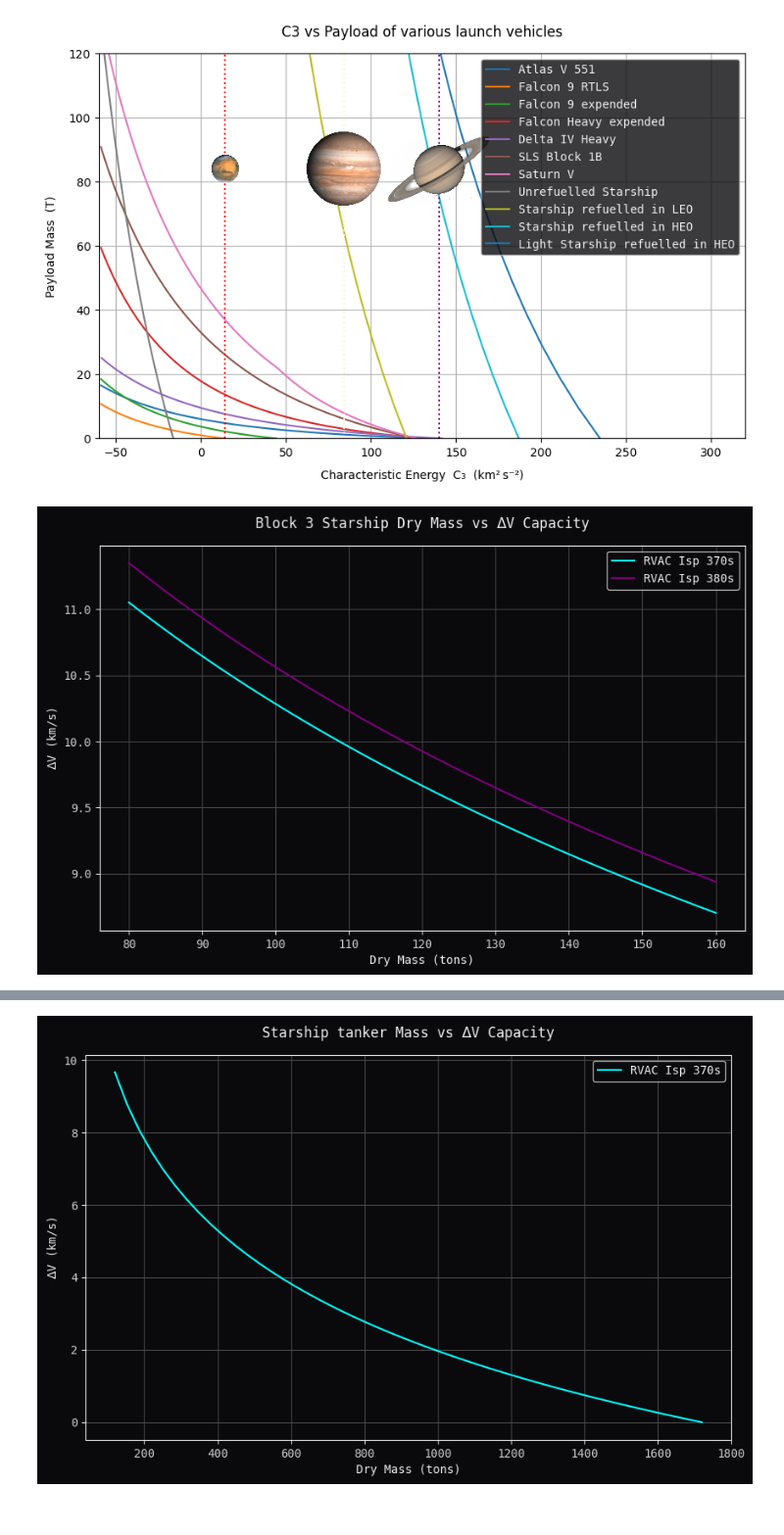
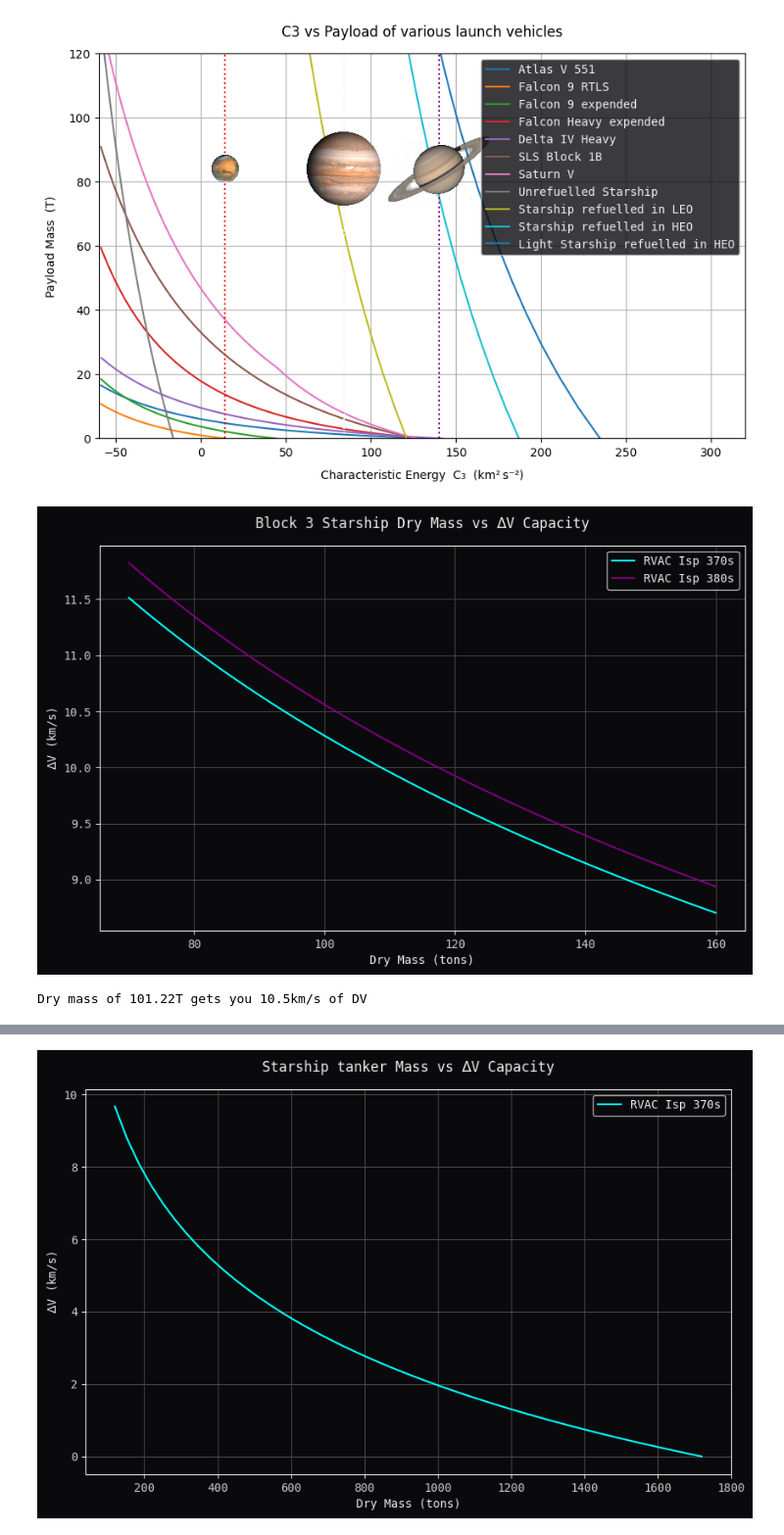
Before and after one commit to jackSN8/Starship_outer_planets_missions, a Jupyter notebook: starship_science_graphs.ipynb, the cells around one changed output, grey strips where cells are left out. Shown at 98% size. Cells and saved outputs as stored; diff of their text form; code cells hidden in the pictures.

```diff
--- a/starship_science_graphs.ipynb
+++ b/starship_science_graphs.ipynb
@@ -290,37 +290,42 @@ plt.show()
 [figure]
 # %%
 prop_load = 1600
-dry_mass = np.linspace(80,160,50)
+dry_mass = np.linspace(70,160,50)
 dv_1 = 9.81*370*np.log((prop_load+dry_mass)/dry_mass)*1e-3
 dv_2 = 9.81*380*np.log((prop_load+dry_mass)/dry_mass)*1e-3
 
 fig, ax = plt.subplots(figsize=(10, 6))
 plt.style.use('dark_background') # Start with a dark base
 
 # ----------  Retro‑Sci‑Fi Matplotlib Theme  ----------
 plt.rcParams.update({
     'figure.facecolor': '#0A0A0C',
     'axes.facecolor':   '#0A0A0C',
     'axes.edgecolor':   '#EEEEEE',
     'axes.labelcolor':  '#EEEEEE',
     'text.color':       '#EEEEEE',
     'xtick.color':      '#CCCCCC',
     'ytick.color':      '#CCCCCC',
     'grid.color':       '#444444',
     'font.family':      'monospace',
     'axes.titlepad':    15,
 })
 
 ax.plot(dry_mass, dv_1, label='RVAC Isp 370s', color='cyan')
 ax.plot(dry_mass, dv_2, label='RVAC Isp 380s', color='purple')
 ax.grid(True)
 
 
 ax.legend(loc='upper right')
 
 plt.title("Block 3 Starship Dry Mass vs $\Delta$V Capacity")
 plt.xlabel("Dry Mass (tons)")
 plt.ylabel("$\Delta$V (km/s)")
 plt.show()
+
+target_dv=10.5
+idx=np.argmin(np.abs(dv_2-target_dv))
+print(f"Dry mass of {dry_mass[idx]:.2f}T gets you {target_dv}km/s of DV")
 # %% [output]
-[figure, old version]
+[figure, new version]
+Dry mass of 101.22T gets you 10.5km/s of DV
```
Also changed, not shown: parts of 3 cells of this notebook, 13 other files.
